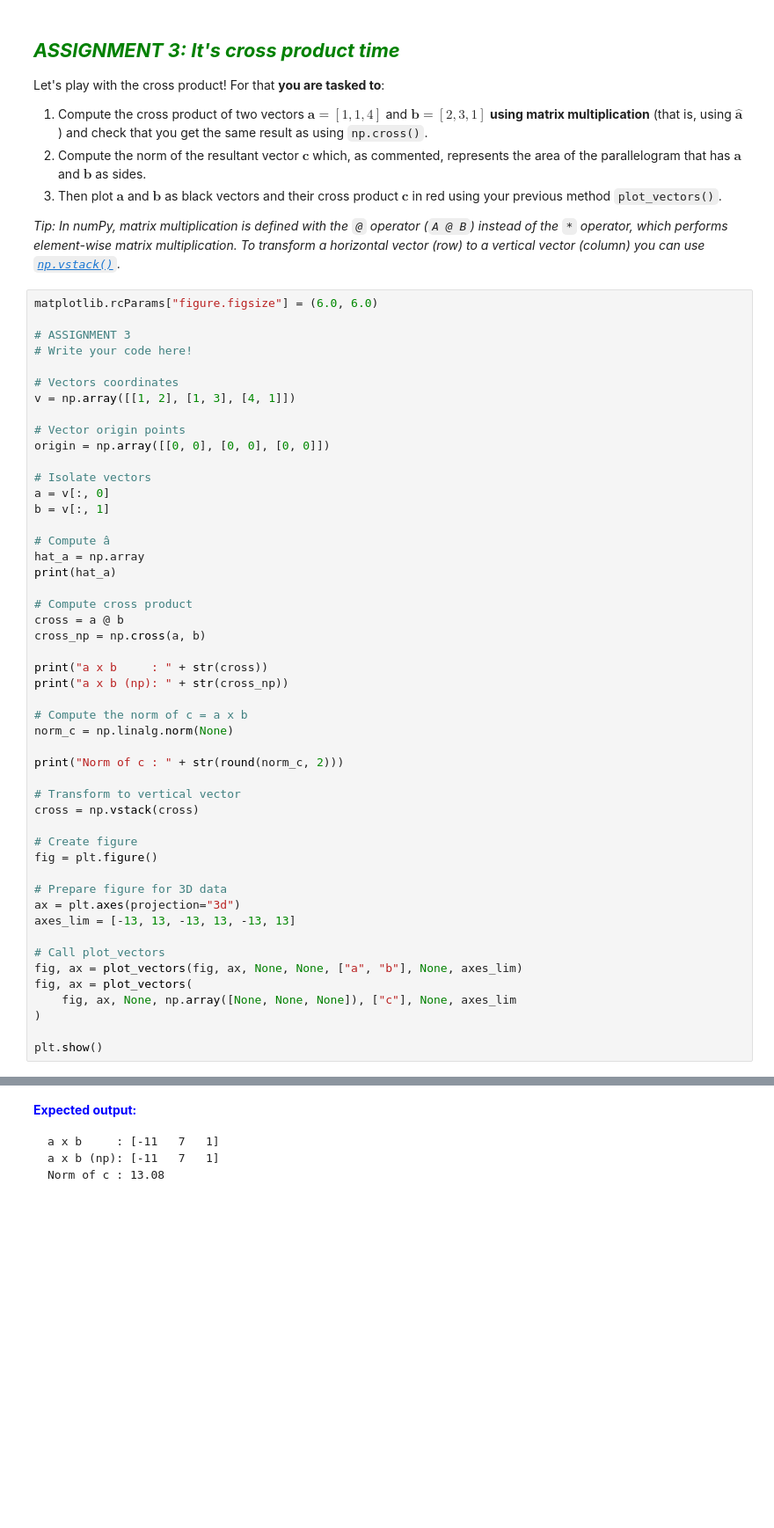
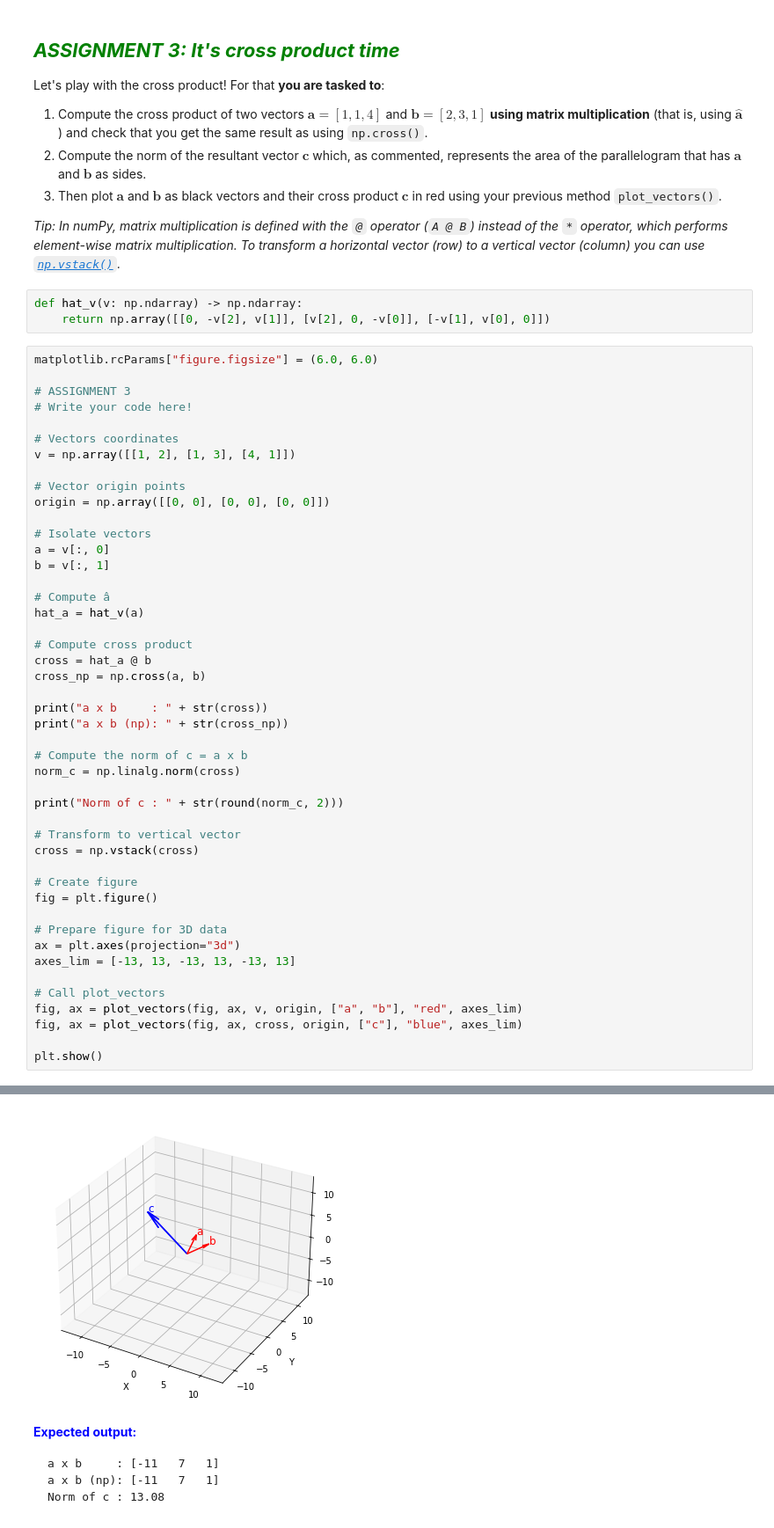
Before and after one commit to rubenjr0/uma_cv_2024, a Jupyter notebook: Chapter 08. Image Formation/8.1 Mathematical tools. Euclidean transformations in 3D.ipynb, the cells around one changed output, grey strips where cells are left out. Shown: that part at 88% size. Cells and saved outputs as stored; diff of their text form; blank space fills up the shorter version.

```diff
--- a/Chapter 08. Image Formation/8.1 Mathematical tools. Euclidean transformations in 3D.ipynb
+++ b/Chapter 08. Image Formation/8.1 Mathematical tools. Euclidean transformations in 3D.ipynb
@@ -416,6 +416,9 @@ Let's play with the cross product! For that **you are tasked to**:
 3. Then plot $\mathbf{a}$ and $\mathbf{b}$ as black vectors and their cross product $\mathbf{c}$ in red using your previous method `plot_vectors()`.
 
 *Tip: In numPy, matrix multiplication is defined with the `@` operator (`A @ B`) instead of the* `*` *operator, which performs element-wise matrix multiplication. To transform a horizontal vector (row) to a vertical vector (column) you can use [`np.vstack()`](https://docs.scipy.org/doc/numpy/reference/generated/numpy.vstack.html).*
+# %%
+def hat_v(v: np.ndarray) -> np.ndarray:
+    return np.array([[0, -v[2], v[1]], [v[2], 0, -v[0]], [-v[1], v[0], 0]])
 # %%
 matplotlib.rcParams["figure.figsize"] = (6.0, 6.0)
 
@@ -433,18 +436,17 @@ a = v[:, 0]
 b = v[:, 1]
 
 # Compute â
-hat_a = np.array
-print(hat_a)
+hat_a = hat_v(a)
 
 # Compute cross product
-cross = a @ b
+cross = hat_a @ b
 cross_np = np.cross(a, b)
 
 print("a x b     : " + str(cross))
 print("a x b (np): " + str(cross_np))
 
 # Compute the norm of c = a x b
-norm_c = np.linalg.norm(None)
+norm_c = np.linalg.norm(cross)
 
 print("Norm of c : " + str(round(norm_c, 2)))
 
@@ -459,10 +461,8 @@ ax = plt.axes(projection="3d")
 axes_lim = [-13, 13, -13, 13, -13, 13]
 
 # Call plot_vectors
-fig, ax = plot_vectors(fig, ax, None, None, ["a", "b"], None, axes_lim)
-fig, ax = plot_vectors(
-    fig, ax, None, np.array([None, None, None]), ["c"], None, axes_lim
-)
+fig, ax = plot_vectors(fig, ax, v, origin, ["a", "b"], "red", axes_lim)
+fig, ax = plot_vectors(fig, ax, cross, origin, ["c"], "blue", axes_lim)
 
 plt.show()
 # %% [output]
@@ -473,3 +472,4 @@ TypeError: unsupported operand type(s) for *: 'NoneType' and 'NoneType'
+[figure, added]
 # %% [markdown]
 <font color='blue'>**Expected output:**  </font>
 
```
Also changed, not shown: parts of 13 cells of this notebook, 1 other file.
